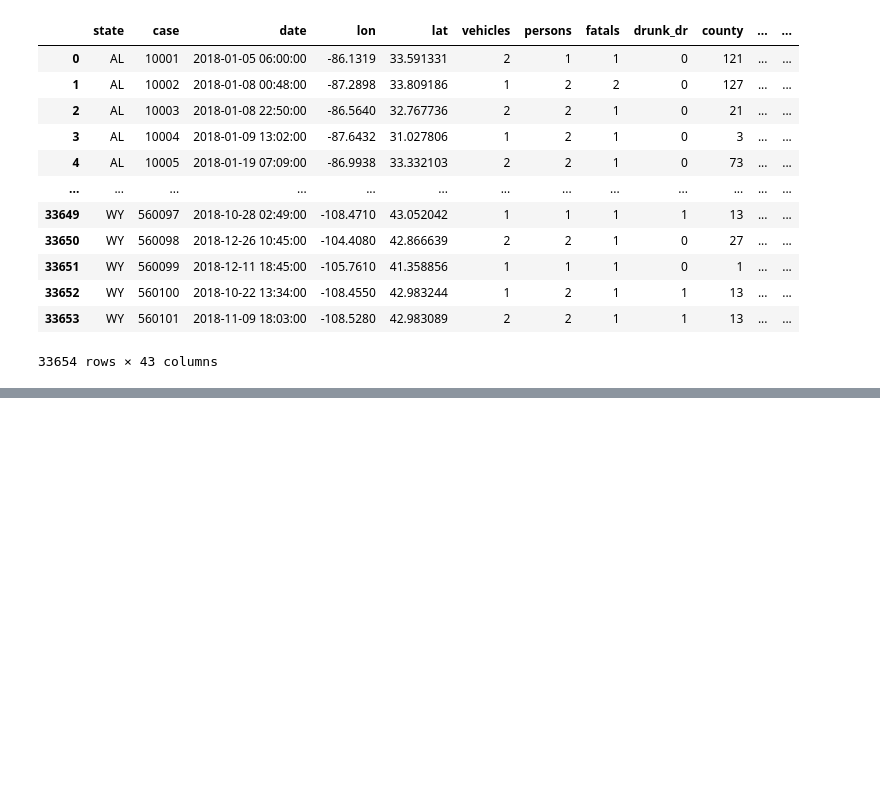
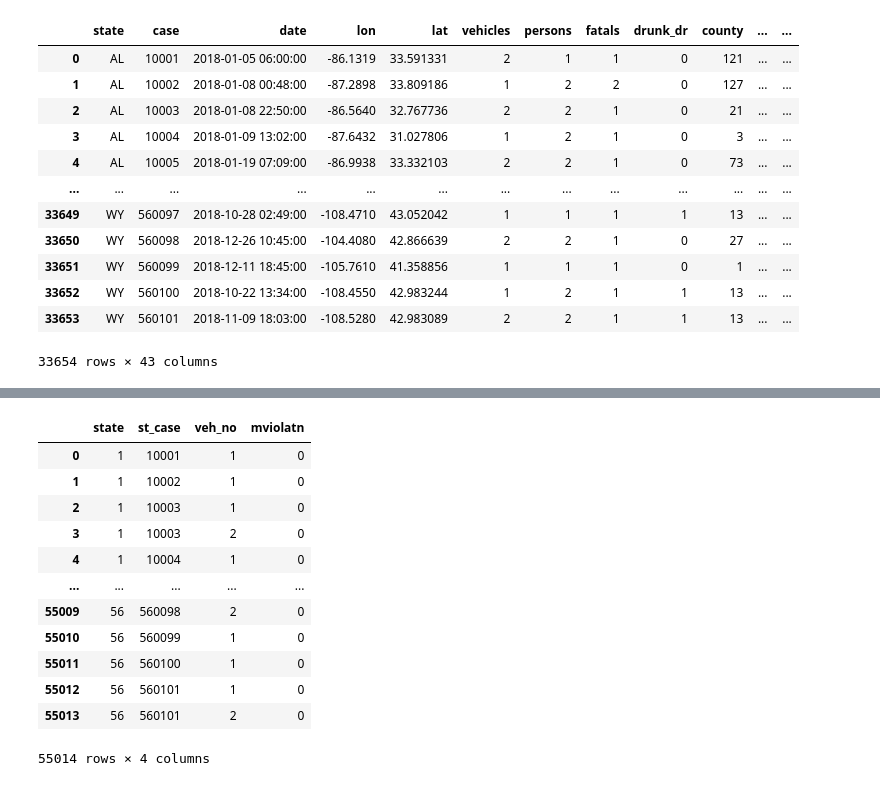
Before and after one commit to YM88/NHTSA-FARS-DATA-2015-2018, a Jupyter notebook: notebooks/200-data-cleanup.ipynb, the cells around one changed output, grey strips where cells are left out. Saved outputs shown, nothing was run; the diff lists cells and outputs as text; code cells hidden in the pictures; blank space fills up the shorter version.

```diff
--- a/notebooks/200-data-cleanup.ipynb
+++ b/notebooks/200-data-cleanup.ipynb
@@ -231,0 +243,31 @@ Index(['state', 'case', 'date', 'lon', 'lat', 'vehicles', 'persons', 'fatals',
+# %%
+## violations
+with zipfile.ZipFile('../data/FARS2018NationalCSV.zip') as zip:
+    with zip.open('VIOLATN.csv') as my_csv:
+        violations_18 = pd.read_csv(my_csv)
+
+# converting col names to lowercase
+violations_18.columns = violations_18.columns.str.lower()
+# %%
+## creating a dictionary for grouping the violations into three groups
+
+reckless = {j: "Reckless" for j in range(1, 11)}
+impaired = {j: "Impaired" for j in range(11, 20)}
+other = {j: "Other" for j in range(20, 100)}
+
+violations = {0: "Other", **reckless, **impaired, **other}
+violations_18
+# %% [output]
+|  | state | st_case | veh_no | mviolatn |
+| 0 | 1 | 10001 | 1 | 0 |
+| 1 | 1 | 10002 | 1 | 0 |
+| 2 | 1 | 10003 | 1 | 0 |
+| 3 | 1 | 10003 | 2 | 0 |
+| 4 | 1 | 10004 | 1 | 0 |
+| ... | ... | ... | ... | ... |
+| 55009 | 56 | 560098 | 2 | 0 |
+| 55010 | 56 | 560099 | 1 | 0 |
+| 55011 | 56 | 560100 | 1 | 0 |
+| 55012 | 56 | 560101 | 1 | 0 |
+| 55013 | 56 | 560101 | 2 | 0 |
+55014 rows × 4 columns
```
Also changed, not shown: parts of 25 cells of this notebook, 1 other file.
